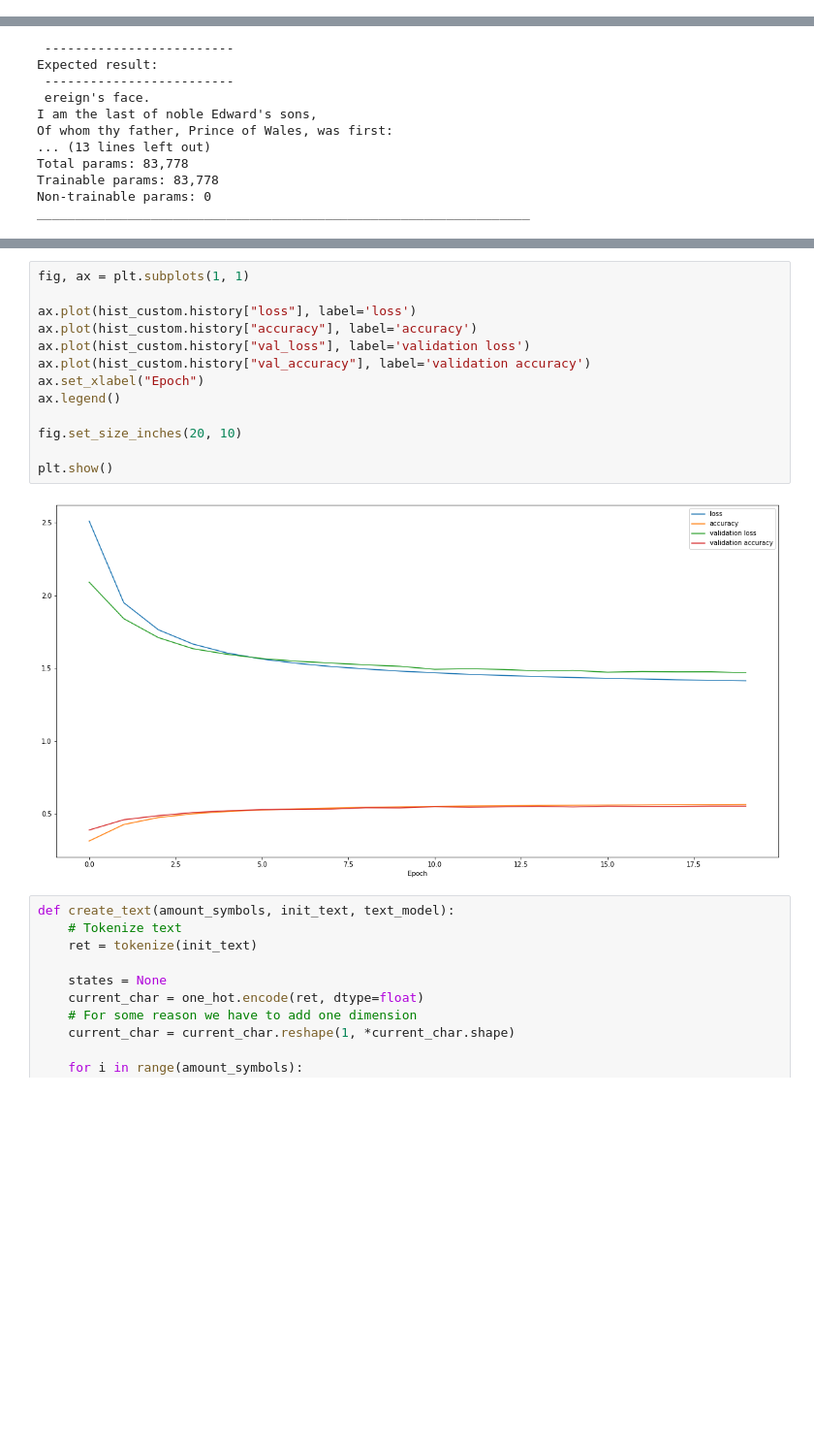
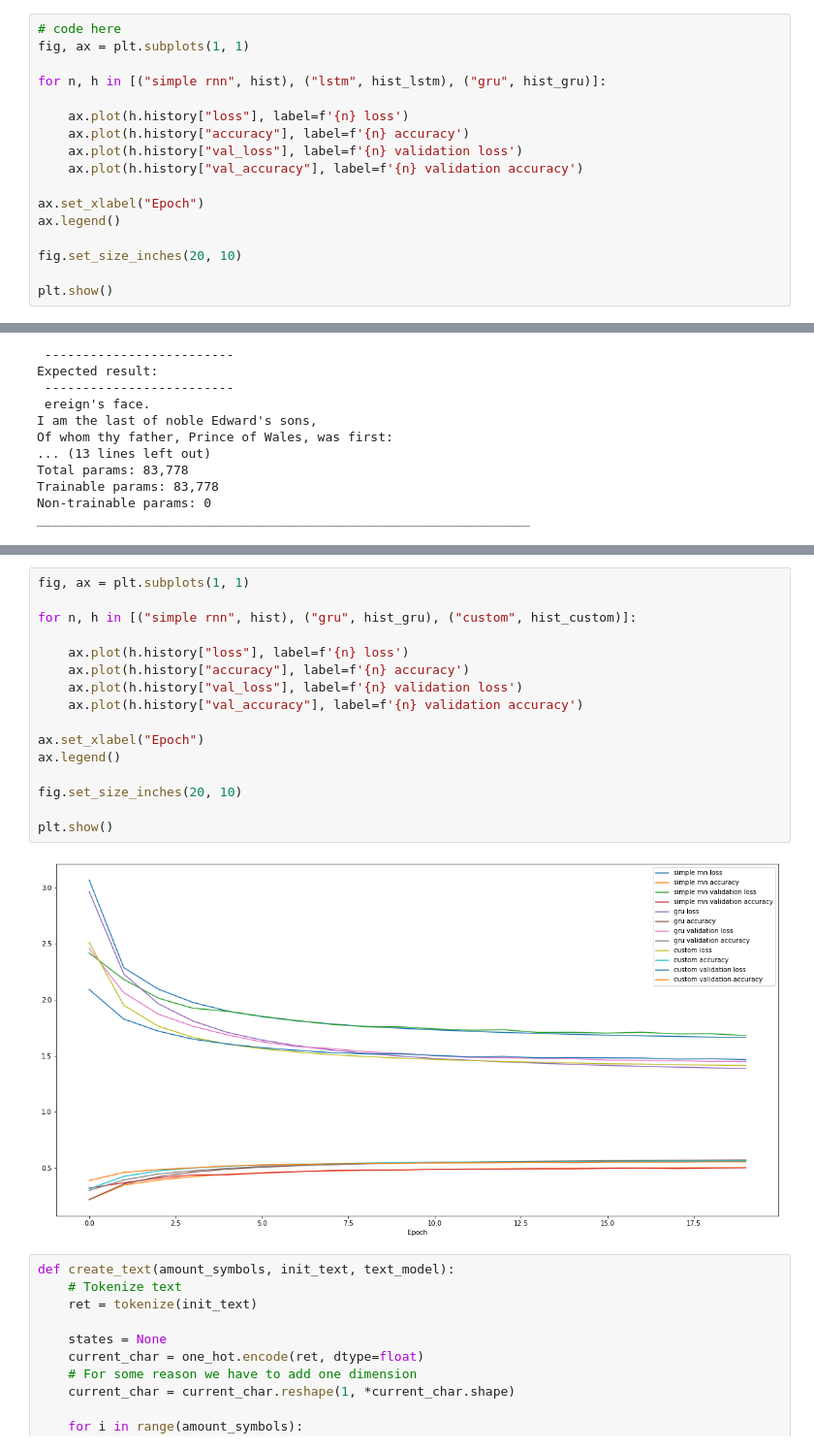
Before and after one commit to fhac-ewi/recurrent-neural-network, a Jupyter notebook: Übung_RNN_Lösung.ipynb, the cells around one changed output, grey strips where cells are left out. Shown: that part at 97% size. Saved outputs shown, nothing was run; the diff lists cells and outputs as text; blank space fills up the shorter version.

```diff
--- a/Übung_RNN_Lösung.ipynb
+++ b/Übung_RNN_Lösung.ipynb
@@ -667,0 +685,17 @@ plot_hist(hist_gru)
+# %%
+# code here
+fig, ax = plt.subplots(1, 1)
+
+for n, h in [("simple rnn", hist), ("lstm", hist_lstm), ("gru", hist_gru)]:
+
+    ax.plot(h.history["loss"], label=f'{n} loss')
+    ax.plot(h.history["accuracy"], label=f'{n} accuracy')
+    ax.plot(h.history["val_loss"], label=f'{n} validation loss')
+    ax.plot(h.history["val_accuracy"], label=f'{n} validation accuracy')
+
+ax.set_xlabel("Epoch")
+ax.legend()
+
+fig.set_size_inches(20, 10)
+
+plt.show()
@@ -800,18 +836,21 @@ Training took: 0:05:56.524422
 # %%
 fig, ax = plt.subplots(1, 1)
 
-ax.plot(hist_custom.history["loss"], label='loss')
-ax.plot(hist_custom.history["accuracy"], label='accuracy')
-ax.plot(hist_custom.history["val_loss"], label='validation loss')
-ax.plot(hist_custom.history["val_accuracy"], label='validation accuracy')
+for n, h in [("simple rnn", hist), ("gru", hist_gru), ("custom", hist_custom)]:
+
+    ax.plot(h.history["loss"], label=f'{n} loss')
+    ax.plot(h.history["accuracy"], label=f'{n} accuracy')
+    ax.plot(h.history["val_loss"], label=f'{n} validation loss')
+    ax.plot(h.history["val_accuracy"], label=f'{n} validation accuracy')
+
 ax.set_xlabel("Epoch")
 ax.legend()
 
 fig.set_size_inches(20, 10)
 
 plt.show()
 # %% [output]
-[figure, old version]
+[figure, new version]
 # %%
 def create_text(amount_symbols, init_text, text_model):
     # Tokenize text
```
Also changed, not shown: parts of 35 cells of this notebook.
